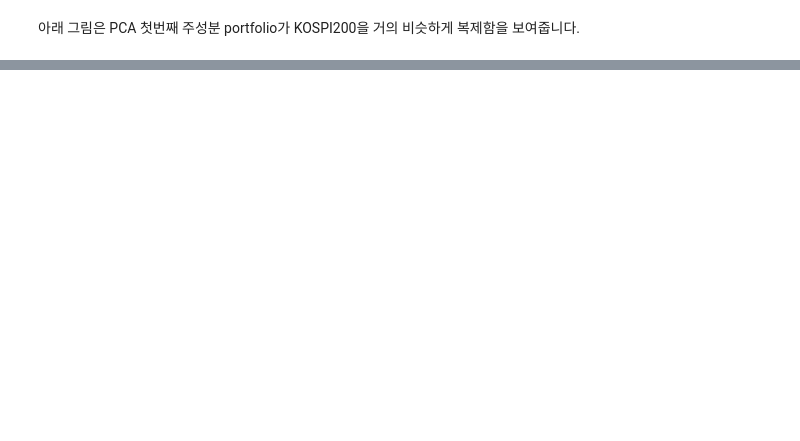
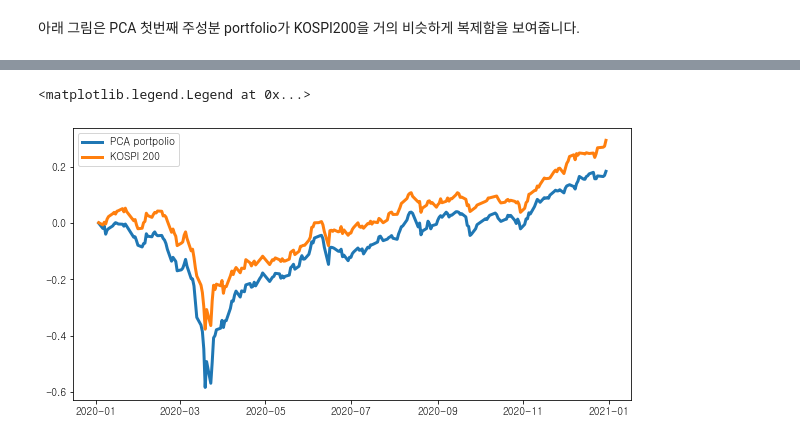
Before and after one commit to ironmanciti/Finance_ML_Lecture, a Jupyter notebook: 121.pca_eigen_portfolios_kospi200.ipynb, the cells around one changed output, grey strips where cells are left out. Saved outputs shown, nothing was run; the diff lists cells and outputs as text; code cells hidden in the pictures; blank space fills up the shorter version.

```diff
--- a/121.pca_eigen_portfolios_kospi200.ipynb
+++ b/121.pca_eigen_portfolios_kospi200.ipynb
@@ -223,0 +193,5 @@ rs_df.plot()
+# %%
+kospi200 = stock.get_index_ohlcv(start, end, "1028")
+kospi200 = kospi200.apply(np.log).diff()
+kospi200.rename(columns={"종가": "Close"}, inplace=True)
+kospi200
@@ -223,0 +213,12 @@ rs_df.plot()
+# %%
+rs_df = pd.concat([my_portfolio, kospi200['Close']], axis=1)
+rs_df.columns = ["PCA Portfolio", "KOSPI200"]
+rs_df = rs_df.dropna().cumsum()
+
+plt.figure(figsize=(10, 5))
+plt.plot(rs_df["PCA Portfolio"], linewidth=3, label="PCA portpolio")
+plt.plot(rs_df['KOSPI200'], linewidth=3, label="KOSPI 200")
+plt.legend()
+# %% [output]
+<matplotlib.legend.Legend at 0x...>
+[figure, added]
```
Also changed, not shown: parts of 35 cells of this notebook, 24 other files.
